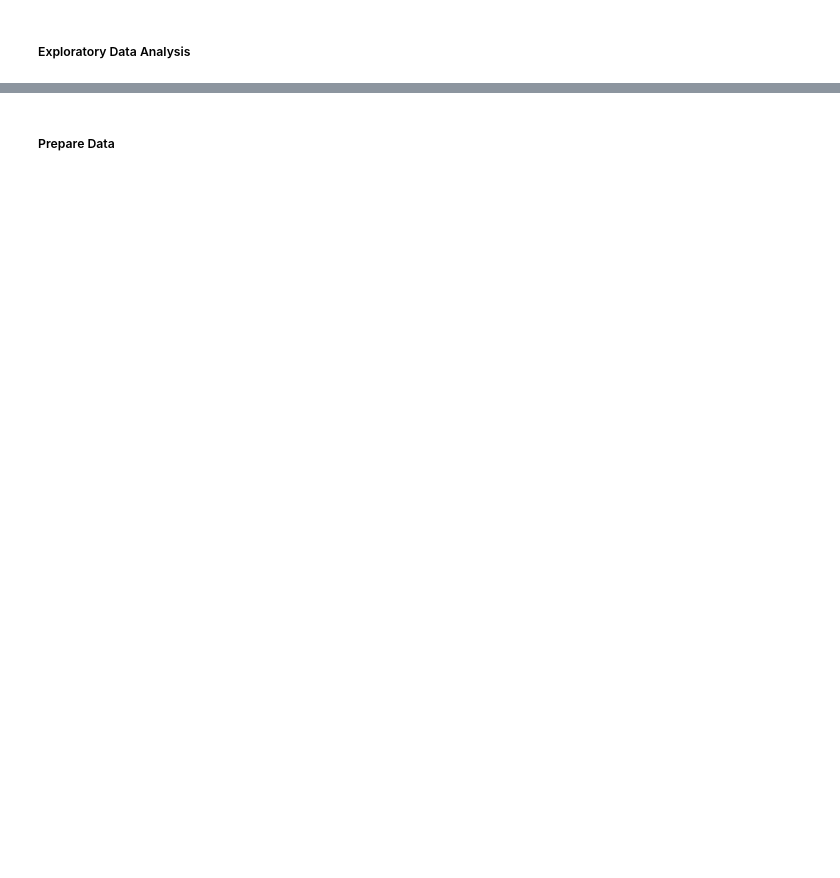
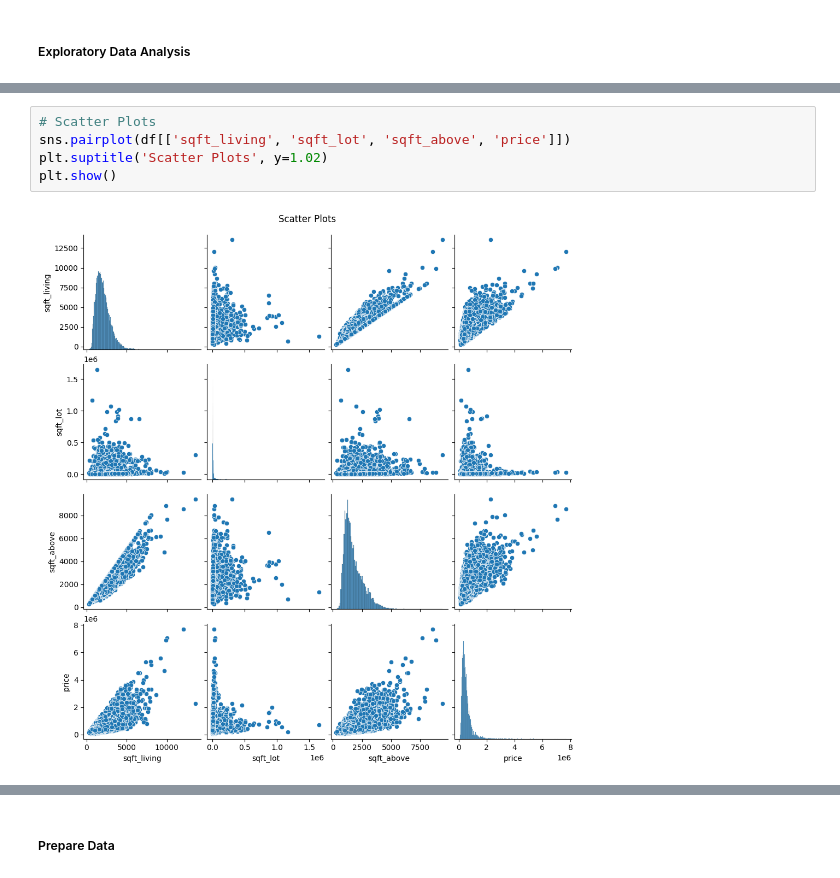
Before and after one commit to akshay-bharadva/dc-aidi, a Jupyter notebook: AIDI-1002-FINAL-PROJECT.ipynb, the cells around one changed output, grey strips where cells are left out. Saved outputs shown, nothing was run; the diff lists cells and outputs as text; blank space fills up the shorter version.

```diff
--- a/AIDI-1002-FINAL-PROJECT.ipynb
+++ b/AIDI-1002-FINAL-PROJECT.ipynb
@@ -17,0 +83,7 @@
+# %%
+# Scatter Plots
+sns.pairplot(df[['sqft_living', 'sqft_lot', 'sqft_above', 'price']])
+plt.suptitle('Scatter Plots', y=1.02)
+plt.show()
+# %% [output]
+[figure, added]
```
Also changed, not shown: parts of 38 cells of this notebook.
